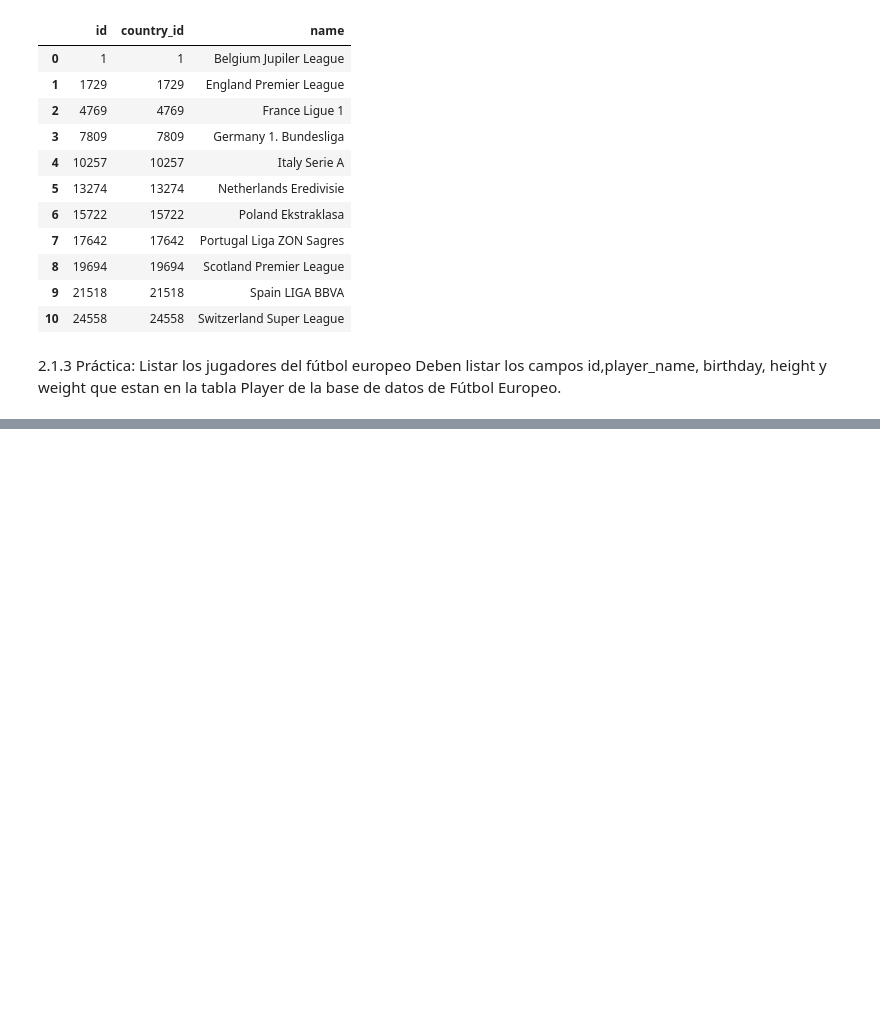
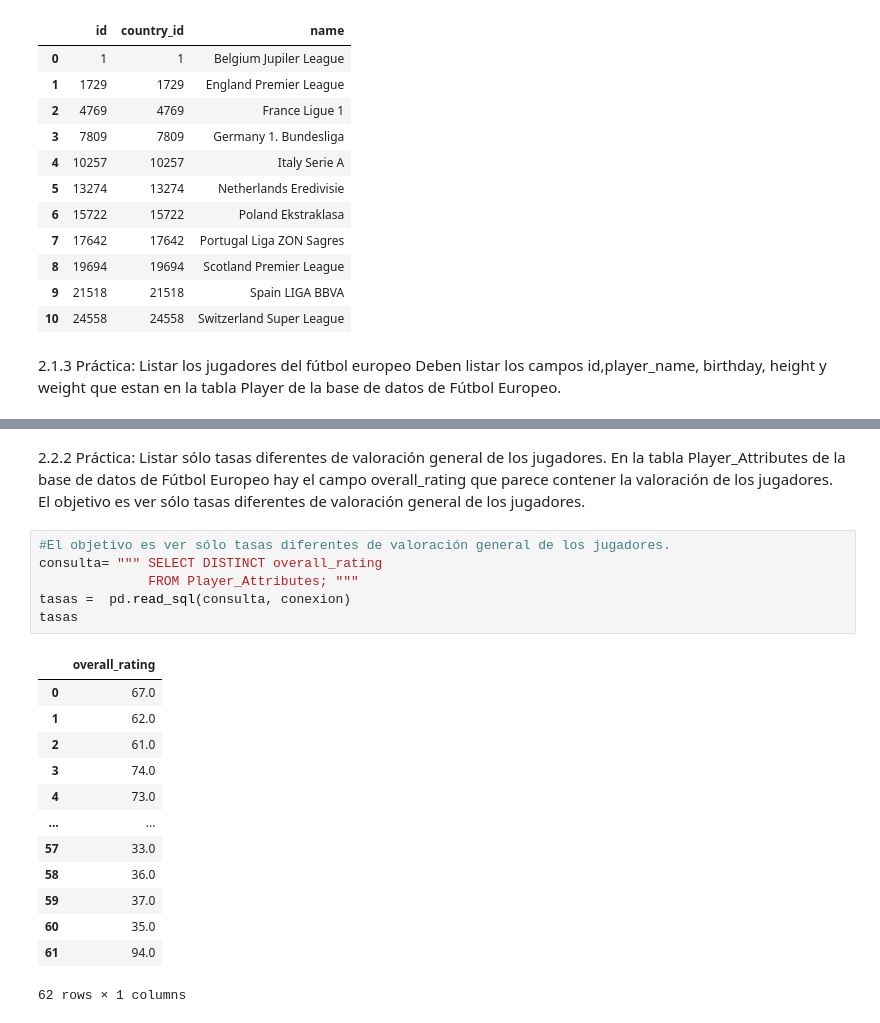
Before and after one commit to Davelascop/TalentoTech, a Jupyter notebook: Taller_SQL.ipynb, the cells around one changed output, grey strips where cells are left out. Saved outputs shown, nothing was run; the diff lists cells and outputs as text; blank space fills up the shorter version.

```diff
--- a/Taller_SQL.ipynb
+++ b/Taller_SQL.ipynb
@@ -142,0 +195,23 @@ players
+# %% [markdown]
+2.2.2 Práctica: Listar sólo tasas diferentes de valoración general de los jugadores.
+En la tabla Player_Attributes de la base de datos de Fútbol Europeo hay el campo overall_rating que parece contener la valoración de los jugadores. El objetivo es ver sólo tasas diferentes de valoración general de los jugadores.
+# %%
+#El objetivo es ver sólo tasas diferentes de valoración general de los jugadores.
+consulta= """ SELECT DISTINCT overall_rating
+              FROM Player_Attributes; """
+tasas =  pd.read_sql(consulta, conexion)
+tasas
+# %% [output]
+|  | overall_rating |
+| 0 | 67.0 |
+| 1 | 62.0 |
+| 2 | 61.0 |
+| 3 | 74.0 |
+| 4 | 73.0 |
+| ... | ... |
+| 57 | 33.0 |
+| 58 | 36.0 |
+| 59 | 37.0 |
+| 60 | 35.0 |
+| 61 | 94.0 |
+62 rows × 1 columns
```
Also changed, not shown: parts of 10 cells of this notebook.
